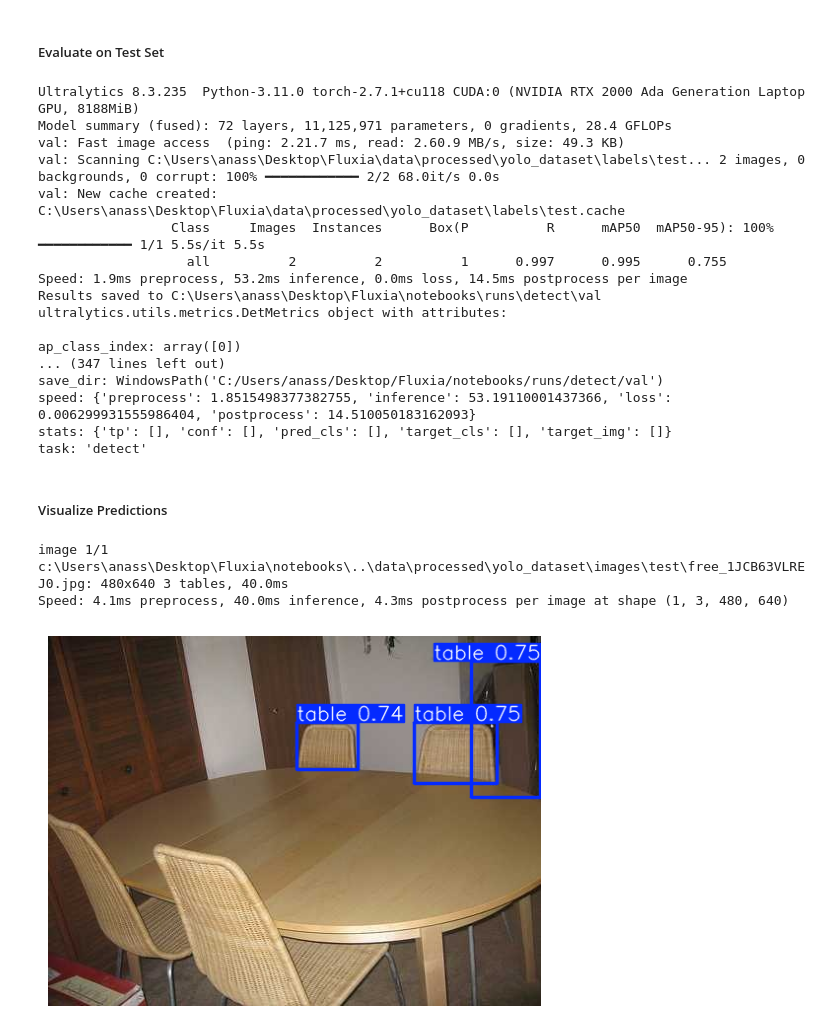
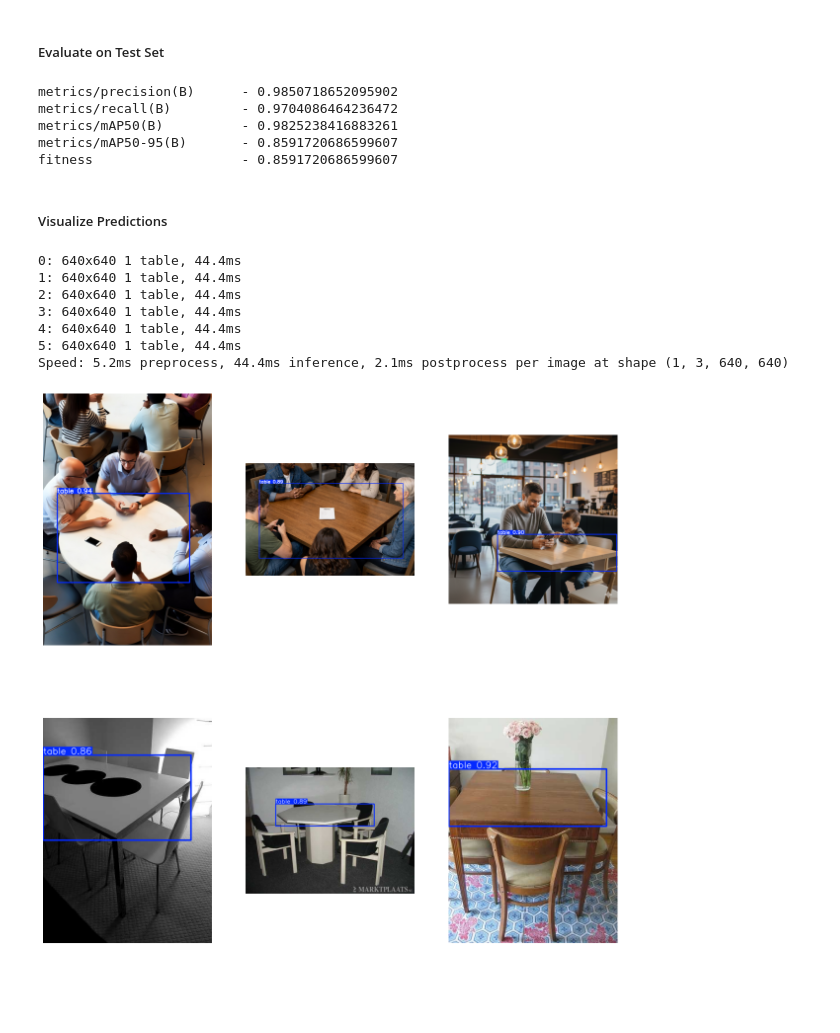
Before and after one commit to anass17/Fluxia, a Jupyter notebook: notebooks/03_yolo_trainning.ipynb, the cells around one changed output. Cells and saved outputs as stored; diff of their text form; code cells hidden in the pictures; blank space fills up the shorter version.

```diff
--- a/notebooks/03_yolo_trainning.ipynb
+++ b/notebooks/03_yolo_trainning.ipynb
@@ -74,43 +74,52 @@ MLflow: disable with 'yolo settings mlflow=False'
 Completed !
 # %% [markdown]
 ##### Evaluate on Test Set
-# %%
-metrics = model.val(data="../data/dataset.yaml", split="test")
-print(metrics)
-# %% [output]
-Ultralytics 8.3.235  Python-3.11.0 torch-2.7.1+cu118 CUDA:0 (NVIDIA RTX 2000 Ada Generation Laptop GPU, 8188MiB)
-Model summary (fused): 72 layers, 11,125,971 parameters, 0 gradients, 28.4 GFLOPs
-val: Fast image access  (ping: 2.21.7 ms, read: 2.60.9 MB/s, size: 49.3 KB)
-val: Scanning C:\Users\anass\Desktop\Fluxia\data\processed\yolo_dataset\labels\test... 2 images, 0 backgrounds, 0 corrupt: 100% ━━━━━━━━━━━━ 2/2 68.0it/s 0.0s
-val: New cache created: C:\Users\anass\Desktop\Fluxia\data\processed\yolo_dataset\labels\test.cache
-                 Class     Images  Instances      Box(P          R      mAP50  mAP50-95): 100% ━━━━━━━━━━━━ 1/1 5.5s/it 5.5s
-                   all          2          2          1      0.997      0.995      0.755
-Speed: 1.9ms preprocess, 53.2ms inference, 0.0ms loss, 14.5ms postprocess per image
-Results saved to C:\Users\anass\Desktop\Fluxia\notebooks\runs\detect\val
-ultralytics.utils.metrics.DetMetrics object with attributes:
-
-ap_class_index: array([0])
-... (347 lines left out)
-save_dir: WindowsPath('C:/Users/anass/Desktop/Fluxia/notebooks/runs/detect/val')
-speed: {'preprocess': 1.8515498377382755, 'inference': 53.19110001437366, 'loss': 0.006299931555986404, 'postprocess': 14.510050183162093}
-stats: {'tp': [], 'conf': [], 'pred_cls': [], 'target_cls': [], 'target_img': []}
-task: 'detect'
+# %%
+metrics = model.val(data="../data/dataset.yaml", split="test")
+
+for key, value in metrics.results_dict.items():
+    print(f"{key :25s} -", value)
+# %% [output]
+metrics/precision(B)      - 0.9850718652095902
+metrics/recall(B)         - 0.9704086464236472
+metrics/mAP50(B)          - 0.9825238416883261
+metrics/mAP50-95(B)       - 0.8591720686599607
+fitness                   - 0.8591720686599607
 # %% [markdown]
 ##### Visualize Predictions
+# %%
+import os
+import cv2
+import matplotlib.pyplot as plt
+
+
+TEST_DIR = "../data/processed/yolo_dataset/images/test/"
+
+test_img_list = os.listdir(TEST_DIR)
+
+random_pictures = list(map(lambda img: TEST_DIR + img, test_img_list[:6]))
 # %%
-results = model.predict("../data/processed/yolo_dataset/images/test/free_1JCB63VLREJ0.jpg", conf=0.5)
+%matplotlib inline
 
-import cv2
-import matplotlib.pyplot as plt
+results = model.predict(random_pictures, conf=0.5)
 
-img = results[0].plot()
-img_rgb = cv2.cvtColor(img, cv2.COLOR_BGR2RGB)
+plt.figure(figsize=(15, 15))
+plt.tight_layout()
 
-plt.figure()
-plt.imshow(img_rgb)
-plt.axis('off')
+for index, r in enumerate(results, 1):
+    img = r.plot()
+    img_rgb = cv2.cvtColor(img, cv2.COLOR_BGR2RGB)
+
+    plt.subplot(2, 3, index)
+    plt.imshow(img_rgb)
+    plt.axis('off')
 plt.show()
 # %% [output]
-image 1/1 c:\Users\anass\Desktop\Fluxia\notebooks\..\data\processed\yolo_dataset\images\test\free_1JCB63VLREJ0.jpg: 480x640 3 tables, 40.0ms
-Speed: 4.1ms preprocess, 40.0ms inference, 4.3ms postprocess per image at shape (1, 3, 480, 640)
+0: 640x640 1 table, 44.4ms
+1: 640x640 1 table, 44.4ms
+2: 640x640 1 table, 44.4ms
+3: 640x640 1 table, 44.4ms
+4: 640x640 1 table, 44.4ms
+5: 640x640 1 table, 44.4ms
+Speed: 5.2ms preprocess, 44.4ms inference, 2.1ms postprocess per image at shape (1, 3, 640, 640)
-[figure, old version]
+[figure, new version]
```
Also changed, not shown: parts of 1 cell of this notebook, 25 other files.
